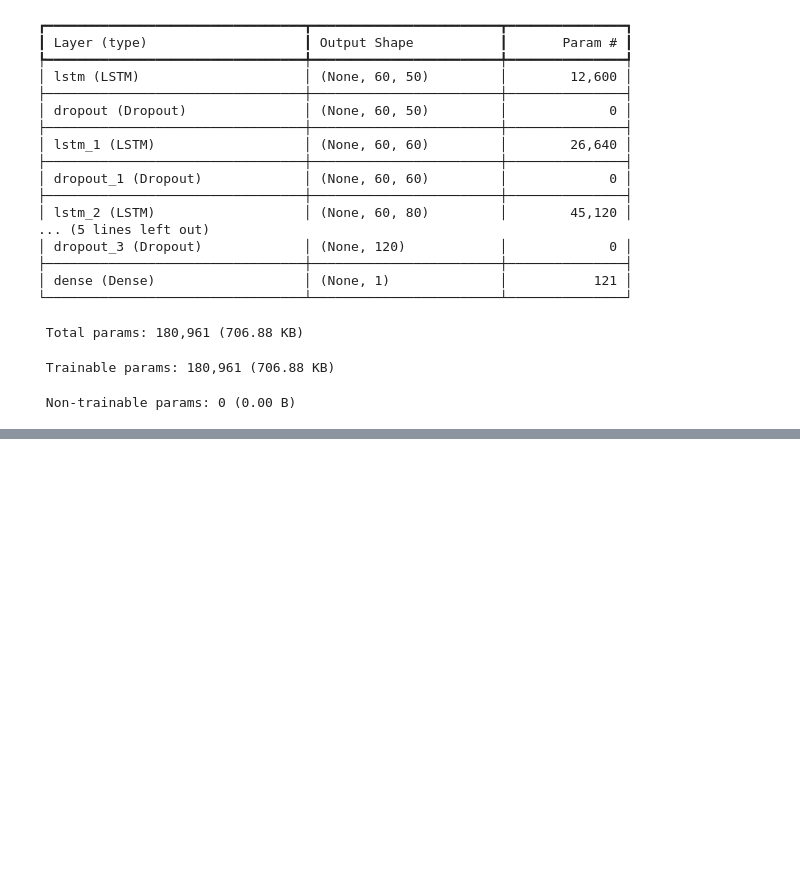
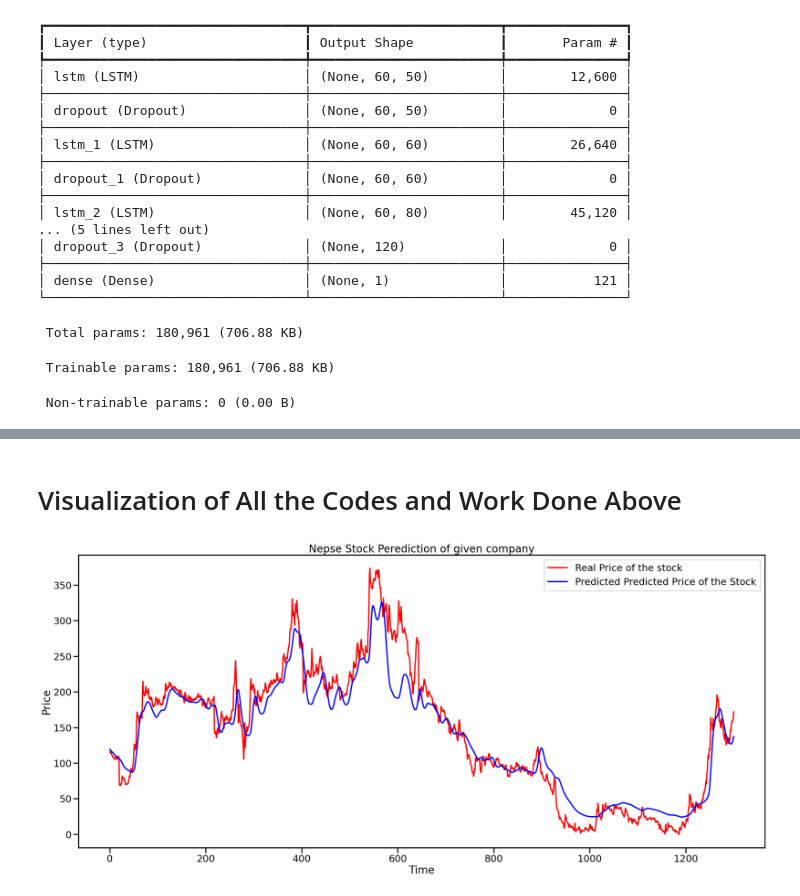
Before and after one commit to SamirWagle/Stock-Market-Prediction-using-RSI-and-MACD, a Jupyter notebook: stockpredict.ipynb, the cells around one changed output, grey strips where cells are left out. Cells and saved outputs as stored; diff of their text form; code cells hidden in the pictures; blank space fills up the shorter version.

```diff
--- a/stockpredict.ipynb
+++ b/stockpredict.ipynb
@@ -358,0 +422,10 @@ Model: "sequential"
+# %%
+X_test = []
+y_test = []
+
+for i in range(60, inputs.shape[0]):
+    X_test.append(inputs[i-60:i])
+    y_test.append(inputs[i, 0])
+
+X_test, y_test = np.array(X_test), np.array(y_test)
+X_test.shape, y_test.shape
@@ -358,0 +434,2 @@ Model: "sequential"
+# %%
+y_pred = regressor.predict(X_test)
@@ -358,0 +438,19 @@ Model: "sequential"
+# %%
+scale = 1/scalar.scale_[0]
+# %%
+y_pred = y_pred*scale
+y_test = y_test*scale
+# %% [markdown]
+# Visualization of All the Codes and Work Done Above
+# %%
+# Visualising the results
+plt.figure(figsize=(28,12))
+plt.plot(y_test, color = 'red', label = 'Real Price of the stock')
+plt.plot(y_pred, color = 'blue', label = 'Predicted Predicted Price of the Stock')
+plt.title('Nepse Stock Perediction of given company')
+plt.xlabel('Time')
+plt.ylabel('Price')
+plt.legend()
+plt.show()
+# %% [output]
+[figure, added]
```
Also changed, not shown: parts of 8 cells of this notebook.
